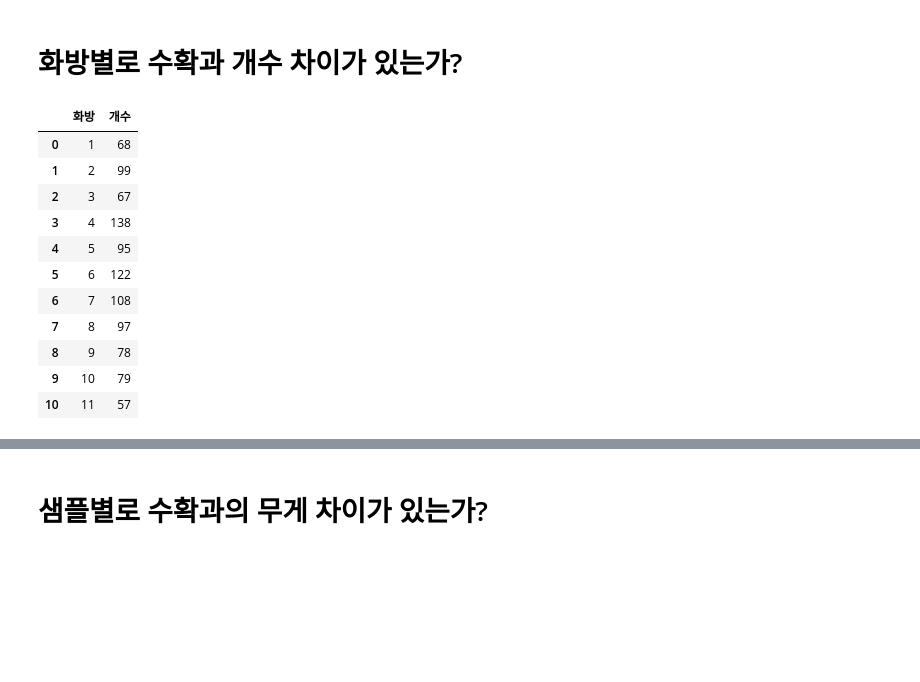
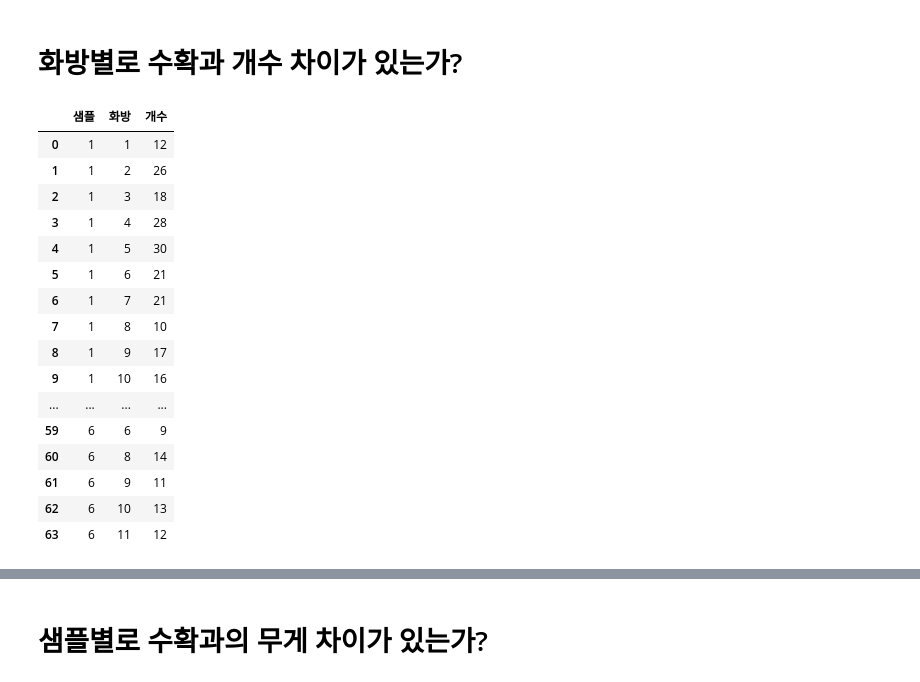
Before and after one commit to meucham11/nong_intern, a Jupyter notebook: 방울토마토/1920/아리울.ipynb, the cells around one changed output, grey strips where cells are left out. Cells and saved outputs as stored; diff of their text form; code cells hidden in the pictures; blank space fills up the shorter version.

```diff
--- a/방울토마토/1920/아리울.ipynb
+++ b/방울토마토/1920/아리울.ipynb
@@ -1018,21 +930,26 @@ sp.posthoc_conover(harvest_cnt,
 # %% [markdown]
 # 화방별로 수확과 개수 차이가 있는가?
 # %%
-harvest_cnt = harvest_data1[['날짜','화방','과중(g)']].pivot_table(index=['화방'],values='과중(g)',aggfunc='count').reset_index()
-harvest_cnt.columns=['화방','개수']
+harvest_cnt = harvest_data1[['샘플','날짜','화방','과중(g)']].pivot_table(index=['샘플','화방'],values='과중(g)',aggfunc='count').reset_index()
+harvest_cnt.columns=['샘플','화방','개수']
 harvest_cnt['화방']=harvest_cnt['화방'].astype(str)
 harvest_cnt
 # %% [output]
-|  | 화방 | 개수 |
-| 0 | 1 | 68 |
-| 1 | 2 | 99 |
-| 2 | 3 | 67 |
-| 3 | 4 | 138 |
-| 4 | 5 | 95 |
-| 5 | 6 | 122 |
-| 6 | 7 | 108 |
-| 7 | 8 | 97 |
-| 8 | 9 | 78 |
-| 9 | 10 | 79 |
-| 10 | 11 | 57 |
+|  | 샘플 | 화방 | 개수 |
+| 0 | 1 | 1 | 12 |
+| 1 | 1 | 2 | 26 |
+| 2 | 1 | 3 | 18 |
+| 3 | 1 | 4 | 28 |
+| 4 | 1 | 5 | 30 |
+| 5 | 1 | 6 | 21 |
+| 6 | 1 | 7 | 21 |
+| 7 | 1 | 8 | 10 |
+| 8 | 1 | 9 | 17 |
+| 9 | 1 | 10 | 16 |
+| ... | ... | ... | ... |
+| 59 | 6 | 6 | 9 |
+| 60 | 6 | 8 | 14 |
+| 61 | 6 | 9 | 11 |
+| 62 | 6 | 10 | 13 |
+| 63 | 6 | 11 | 12 |
 # %%
```
Also changed, not shown: parts of 18 cells of this notebook.
